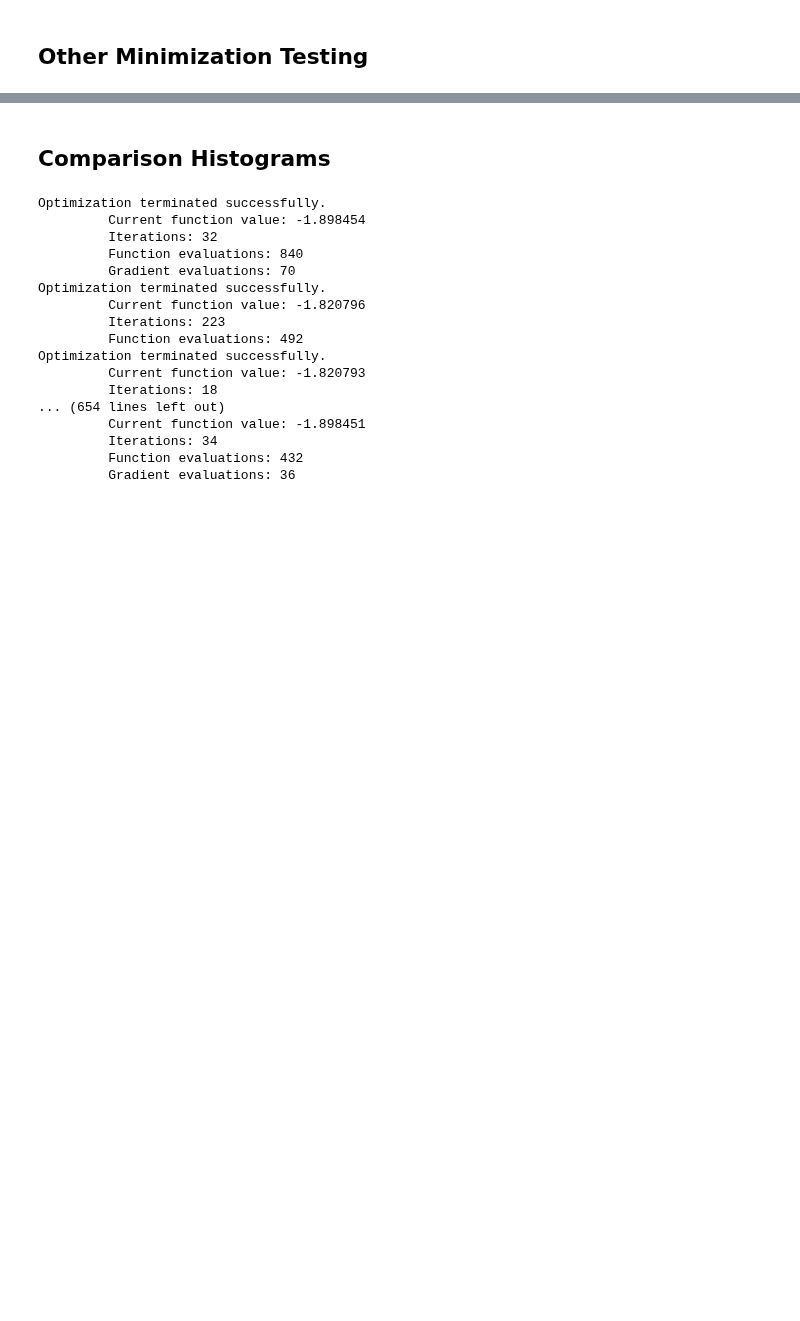
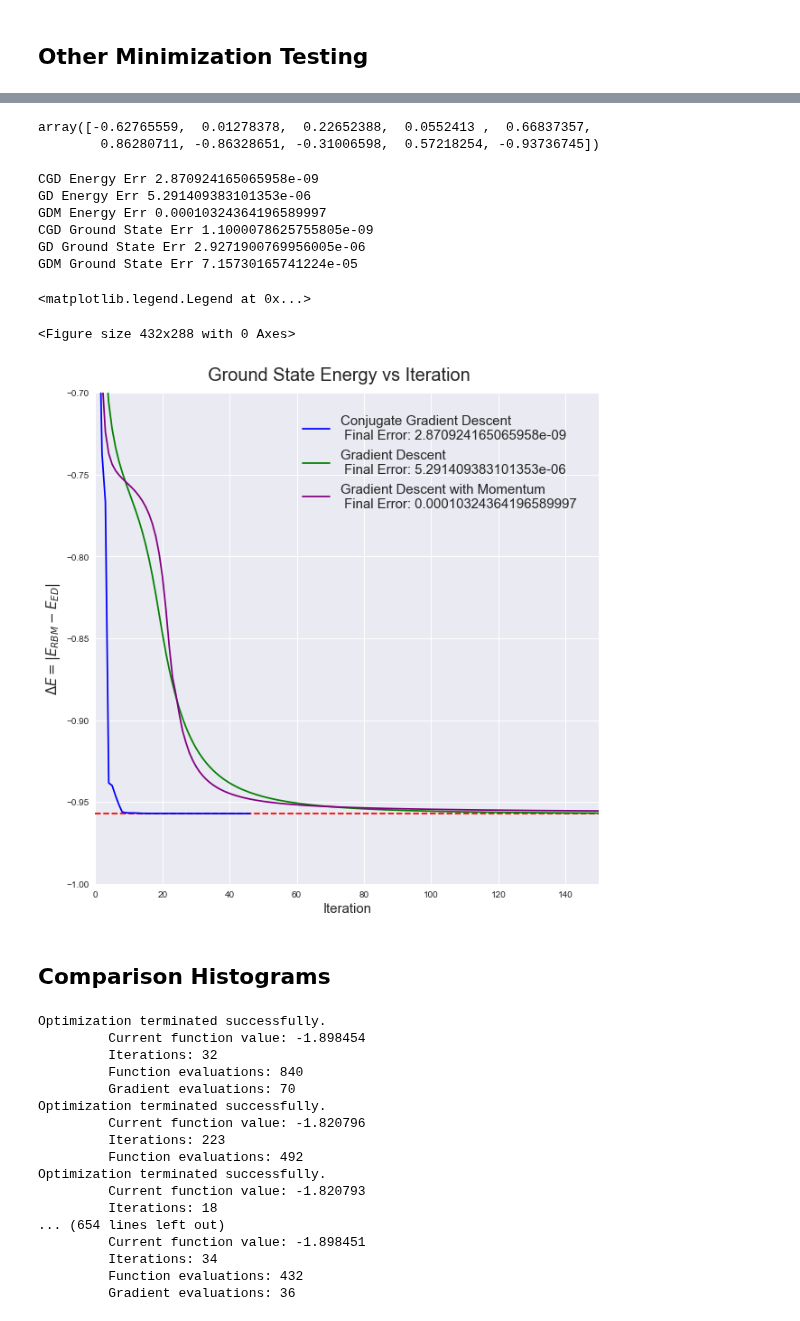
Before and after one commit to aorfi/Phys459, a Jupyter notebook: RBMGroundStateComparison.ipynb, the cells around one changed output, grey strips where cells are left out. Drawn from its saved outputs; the diff is of its cells as text; code cells hidden in the pictures; blank space fills up the shorter version.

```diff
--- a/RBMGroundStateComparison.ipynb
+++ b/RBMGroundStateComparison.ipynb
@@ -347,0 +395,3 @@ Qobj data =
+# %%
+gradDescentMomentum = GradDescentMomentum(N, B, A0)
+GDM = gradDescentMomentum(N,M,par,0.6,0.5)
@@ -356,3 +425,73 @@ Optimization terminated successfully.
+# %%
+GD[0][0][0]
+# %% [output]
+array([-0.62765559,  0.01278378,  0.22652388,  0.0552413 ,  0.66837357,
+        0.86280711, -0.86328651, -0.31006598,  0.57218254, -0.93736745])
+# %%
+groundState = GroundState(N,B,A0)
+ed = groundState()
+CGDErr = err(CGD[0][1],ed[0][1],CGD[0][2],ed[0][0])
+GDErr = err(GD[0][1],ed[0][1],GD[0][2],ed[0][0])
+GDMErr = err(GDM[0][1],ed[0][1],GDM[0][2],ed[0][0])
+print('CGD Energy Err', CGDErr[0])
+print('GD Energy Err', GDErr[0])
+print('GDM Energy Err', GDMErr[0])
+print('CGD Ground State Err', CGDErr[1])
+print('GD Ground State Err', GDErr[1])
+print('GDM Ground State Err', GDMErr[1])
+# %% [output]
+CGD Energy Err 2.870924165065958e-09
+GD Energy Err 5.291409383101353e-06
+GDM Energy Err 0.00010324364196589997
+CGD Ground State Err 1.1000078625755805e-09
+GD Ground State Err 2.9271900769956005e-06
+GDM Ground State Err 7.15730165741224e-05
+# %%
+#plot energy vs iteration
+numIter = max([len(CGD[0][0][5]),len(GD[0][0]),len(GDM[0][0])])
+iter = np.arange(numIter)
+energyCGD = []
+energyGD = []
+energyGDM = []
+for i in range(numIter):
+    if (len(CGD[0][0][5]) > i):
+        energyCGD.append(varEnergy(CGD[0][0][5][i],N, M, hamiltonian(N, B, A0)))
+    else:
+        energyCGD.append(None)
+    if (len(GD[0][0]) > i):
+        energyGD.append(varEnergy(GD[0][0][i],N, M, hamiltonian(N, B, A0)))
+    else:
+        energyGD.append(None)
+    if (len(GDM[0][0]) > i):
+        energyGDM.append(varEnergy(GDM[0][0][i],N, M, hamiltonian(N, B, A0)))
+    else:
+        energyGDM.append(NOne)
+# %%
+plt.figure(constrained_layout=True)
+plt.figure(figsize=(10,10))
+ttl = plt.suptitle('Ground State Energy vs Iteration',size =20)
+gs = gridspec.GridSpec(ncols=1, nrows=1, hspace = 0.4)
+ttl.set_position([.5, 0.92])
+CGDLabel = 'Conjugate Gradient Descent\n Final Error: ' + str(CGDErr[0])
+GDLabel = 'Gradient Descent\n Final Error: ' + str(GDErr[0])
+GDMLabel = 'Gradient Descent with Momentum\n Final Error: ' + str(GDMErr[0])
+labels = [CGDLabel ,GDLabel, GDMLabel]
+
+
+ax1 = plt.subplot(gs[0, :])
+ax1.set_ylim(-1,-0.7)
+ax1.set_xlim(0,150)
+ax1.plot(iter, energyCGD, color= 'blue', label=labels[0])
+ax1.plot(iter, energyGD, color= 'green', label=labels[1])
+ax1.plot(iter, energyGDM, color= 'purple', label=labels[2])
+ax1.hlines(ed[0][0],0,numIter, "r", linestyle = "--")
+ax1.set_ylabel("$\Delta E = |E_{RBM}-E_{ED}|$", size = 15)
+ax1.set_xlabel('Iteration',size = 15)
+plt.legend(labels, loc = (0.4, 0.75),fontsize = 15,ncol=1)
+# %% [output]
+<matplotlib.legend.Legend at 0x...>
+<Figure size 432x288 with 0 Axes>
+[figure, added]
 # %% [markdown]
 ## Comparison Histograms
 # %%
```
Also changed, not shown: parts of 12 cells of this notebook, 5 other files.
